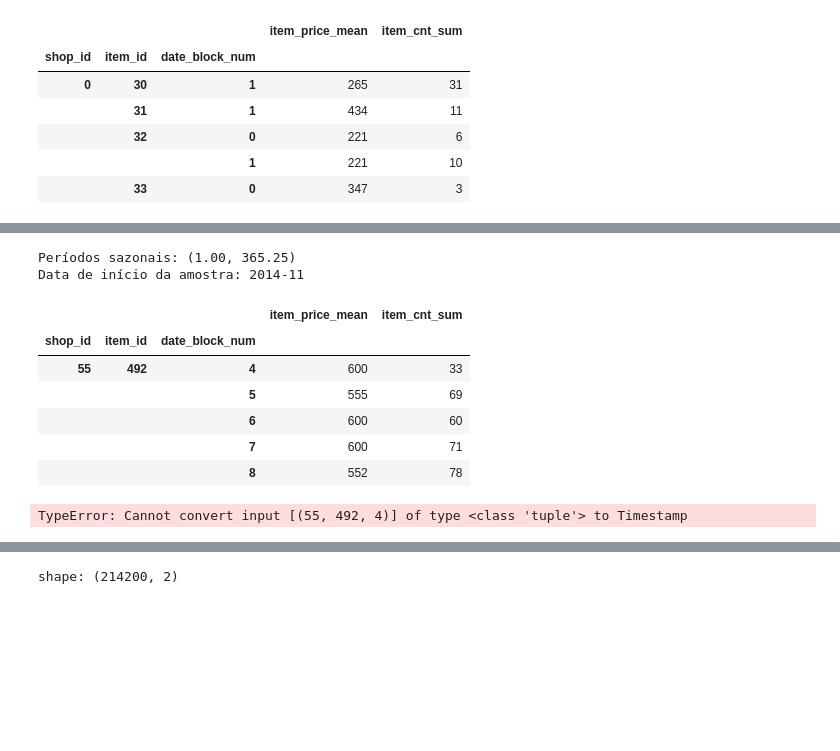
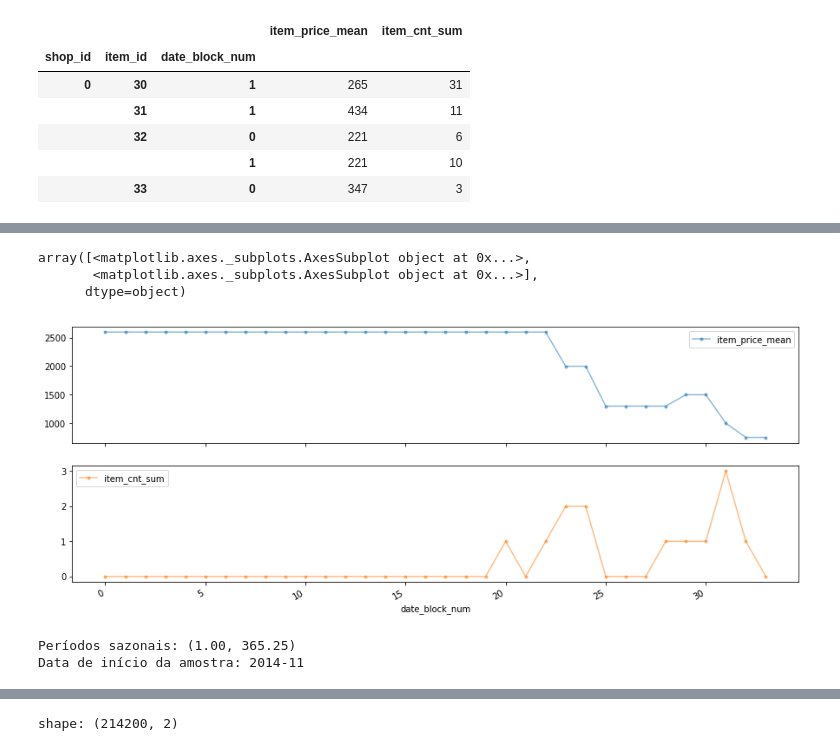
Before and after one commit to hjort/ai-labs, a Jupyter notebook: jupyter/sales-russia/42-Sales_Russia-Predictive_Model-Time_Series.ipynb, the cells around one changed output, grey strips where cells are left out. Drawn from its saved outputs; the diff is of its cells as text; code cells hidden in the pictures; blank space fills up the shorter version.

```diff
--- a/jupyter/sales-russia/42-Sales_Russia-Predictive_Model-Time_Series.ipynb
+++ b/jupyter/sales-russia/42-Sales_Russia-Predictive_Model-Time_Series.ipynb
@@ -75,3 +154,10 @@ memory usage: 171.6 KB
+# %%
+data.plot(marker='.', alpha=0.5, subplots=True)
+# %% [output]
+array([<matplotlib.axes._subplots.AxesSubplot object at 0x...>,
+       <matplotlib.axes._subplots.AxesSubplot object at 0x...>],
+      dtype=object)
+[figure, added]
 # %%
 # definir períodos a serem considerados no modelo
 periodo1 = 1.0
@@ -85,17 +171,3 @@ print('Data de início da amostra:', data_inicio_amostra)
 # %% [output]
 Períodos sazonais: (1.00, 365.25)
 Data de início da amostra: 2014-11
-# %%
-data.head()
-# %% [output]
-|  |  |  | item_price_mean | item_cnt_sum |
-| shop_id | item_id | date_block_num |  |  |
-| 55 | 492 | 4 | 600 | 33 |
-|  |  | 5 | 555 | 69 |
-|  |  | 6 | 600 | 60 |
-|  |  | 7 | 600 | 71 |
-|  |  | 8 | 552 | 78 |
-# %%
-data.asfreq('D')
-# %% [output]
-TypeError: Cannot convert input [(55, 492, 4)] of type <class 'tuple'> to Timestamp
```
Also changed, not shown: parts of 41 cells of this notebook.
